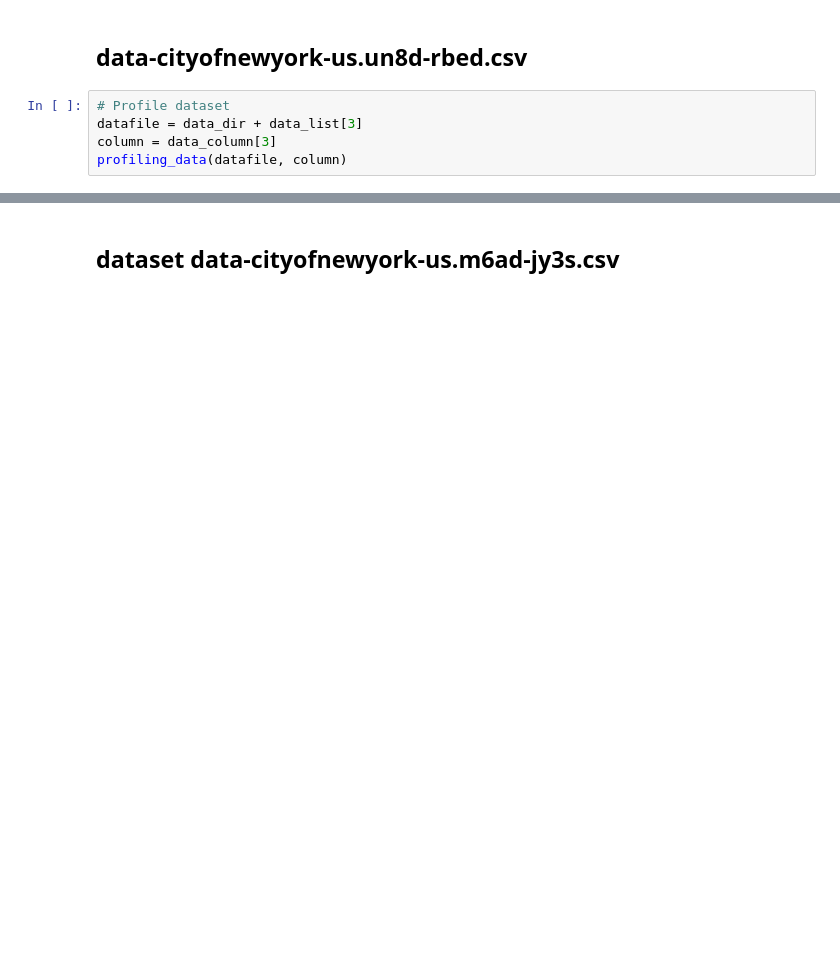
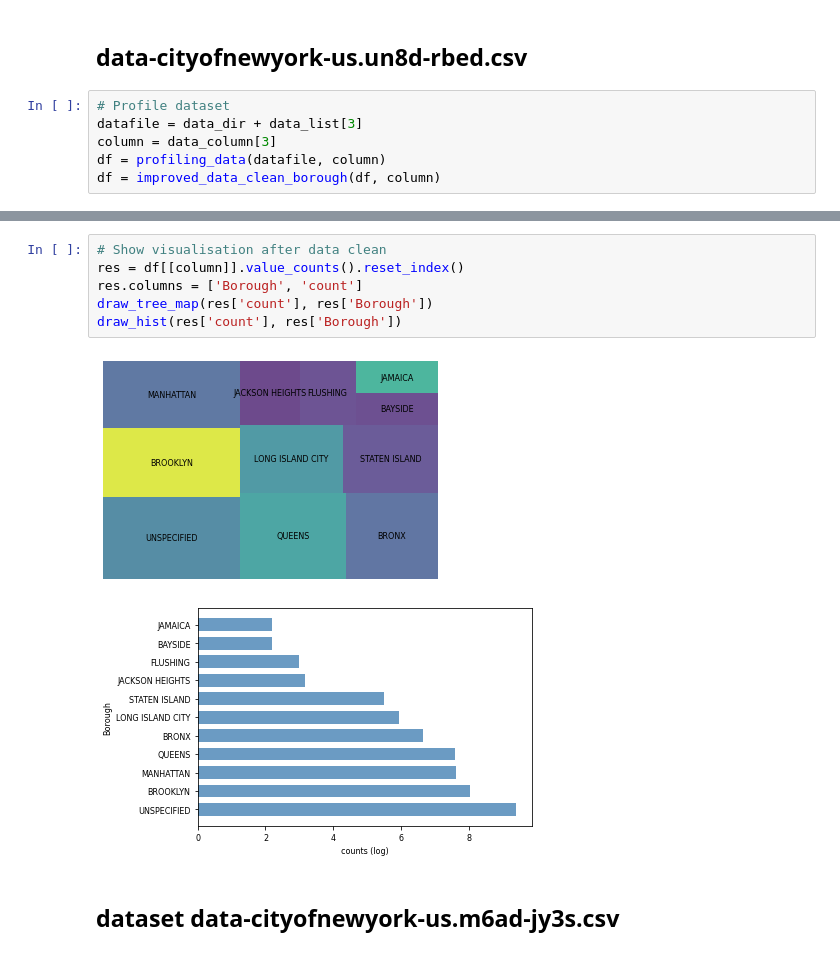
Before and after one commit to NickNameInvalid/Big_Data_Report, a Jupyter notebook: jupyter_notebook/borough_profiling_clean.ipynb, the cells around one changed output, grey strips where cells are left out. Cells and saved outputs as stored; diff of their text form; blank space fills up the shorter version.

```diff
--- a/jupyter_notebook/borough_profiling_clean.ipynb
+++ b/jupyter_notebook/borough_profiling_clean.ipynb
@@ -377,4 +425,5 @@ profiling_data(datafile, column)
 # Profile dataset
 datafile = data_dir + data_list[3]
 column = data_column[3]
-profiling_data(datafile, column)
+df = profiling_data(datafile, column)
+df = improved_data_clean_borough(df, column)
@@ -381,3 +449,12 @@ profiling_data(datafile, column)
+# %%
+# Show visualisation after data clean
+res = df[[column]].value_counts().reset_index()
+res.columns = ['Borough', 'count']
+draw_tree_map(res['count'], res['Borough'])
+draw_hist(res['count'], res['Borough'])
+# %% [output]
+[figure, added]
+[figure, added]
 # %% [markdown]
 ## dataset data-cityofnewyork-us.m6ad-jy3s.csv
 # %%
```
Also changed, not shown: parts of 58 cells of this notebook.
